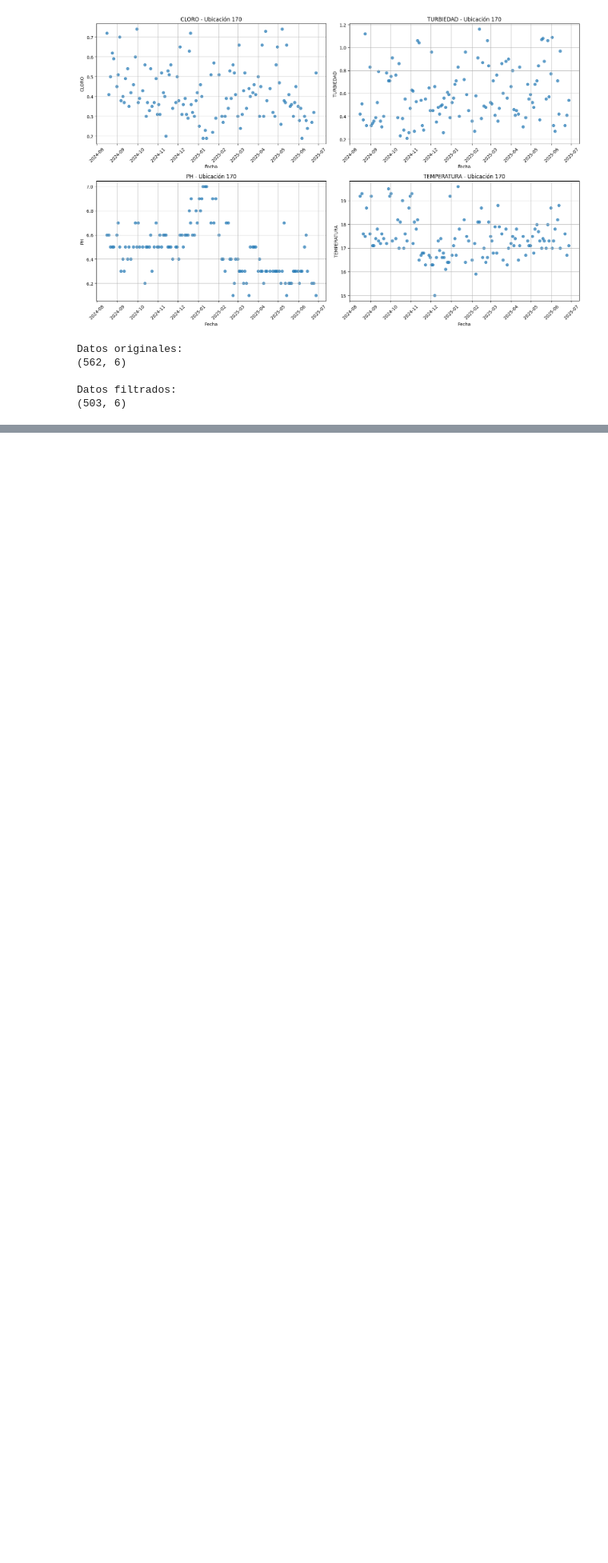
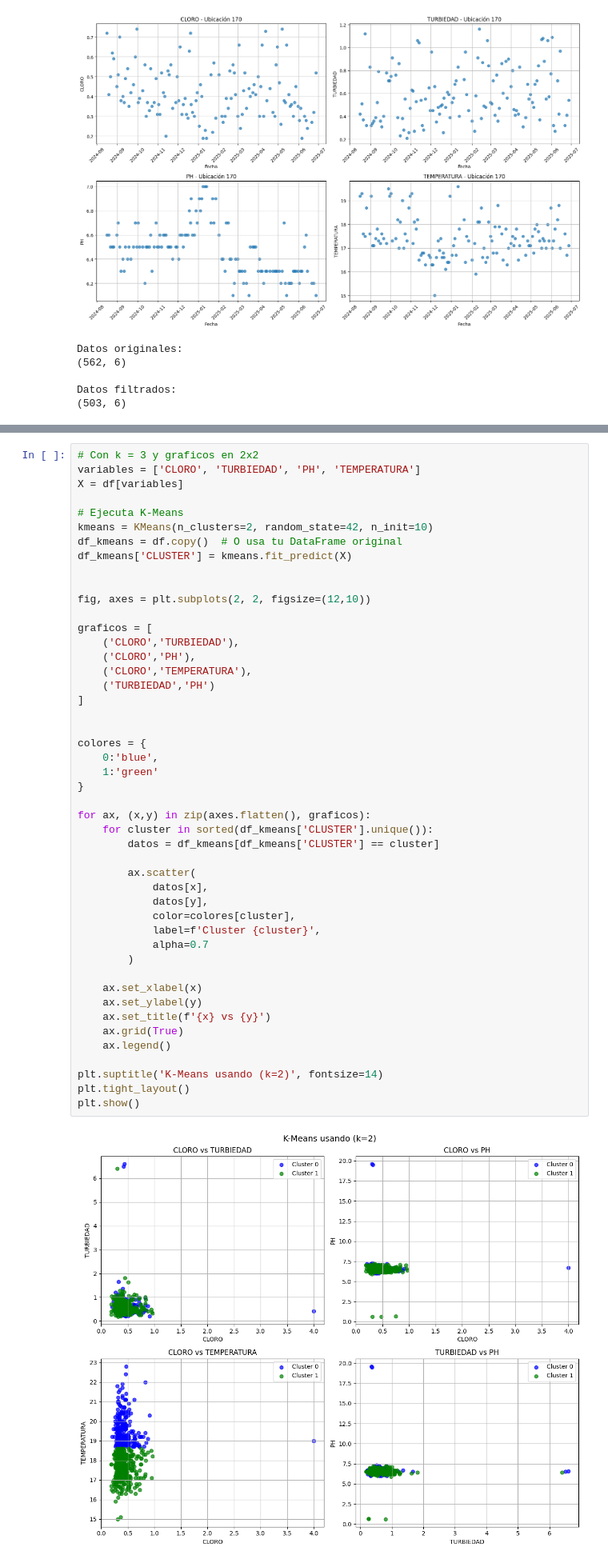
Before and after one commit to adriiuux/Analysis-of-drinking-water-parameters, a Jupyter notebook: análisisCalidadAgua.ipynb, the cells around one changed output, grey strips where cells are left out. Shown at 80% size. Cells and saved outputs as stored; diff of their text form; blank space fills up the shorter version.

```diff
--- a/análisisCalidadAgua.ipynb
+++ b/análisisCalidadAgua.ipynb
@@ -327,0 +459,49 @@ Datos filtrados:
+# %%
+# Con k = 3 y graficos en 2x2
+variables = ['CLORO', 'TURBIEDAD', 'PH', 'TEMPERATURA']
+X = df[variables]
+
+# Ejecuta K-Means
+kmeans = KMeans(n_clusters=2, random_state=42, n_init=10)
+df_kmeans = df.copy()  # O usa tu DataFrame original
+df_kmeans['CLUSTER'] = kmeans.fit_predict(X)
+
+
+fig, axes = plt.subplots(2, 2, figsize=(12,10))
+
+graficos = [
+    ('CLORO','TURBIEDAD'),
+    ('CLORO','PH'),
+    ('CLORO','TEMPERATURA'),
+    ('TURBIEDAD','PH')
+]
+
+
+colores = {
+    0:'blue',
+    1:'green'
+}
+
+for ax, (x,y) in zip(axes.flatten(), graficos):
+    for cluster in sorted(df_kmeans['CLUSTER'].unique()):
+        datos = df_kmeans[df_kmeans['CLUSTER'] == cluster]
+
+        ax.scatter(
+            datos[x],
+            datos[y],
+            color=colores[cluster],
+            label=f'Cluster {cluster}',
+            alpha=0.7
+        )
+
+    ax.set_xlabel(x)
+    ax.set_ylabel(y)
+    ax.set_title(f'{x} vs {y}')
+    ax.grid(True)
+    ax.legend()
+
+plt.suptitle('K-Means usando (k=2)', fontsize=14)
+plt.tight_layout()
+plt.show()
+# %% [output]
+[figure, added]
```
Also changed, not shown: parts of 4 cells of this notebook.
